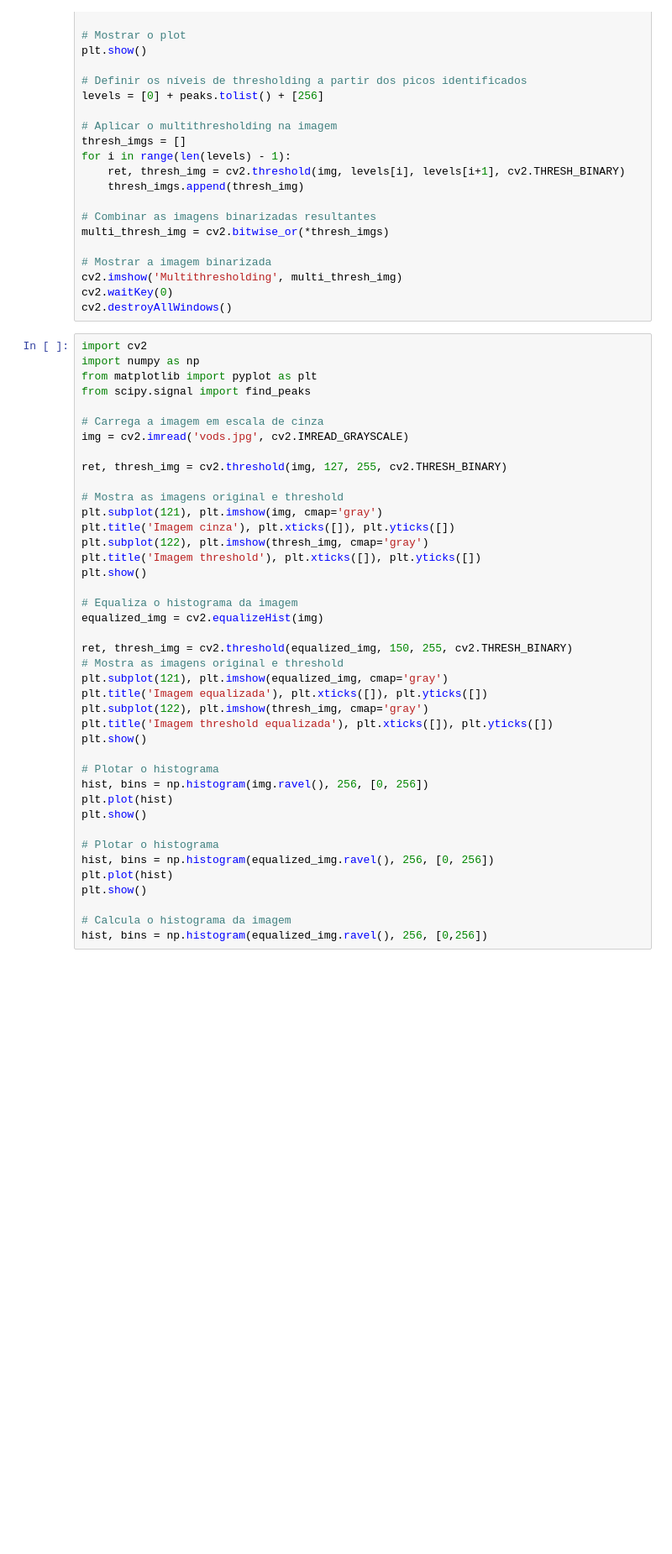
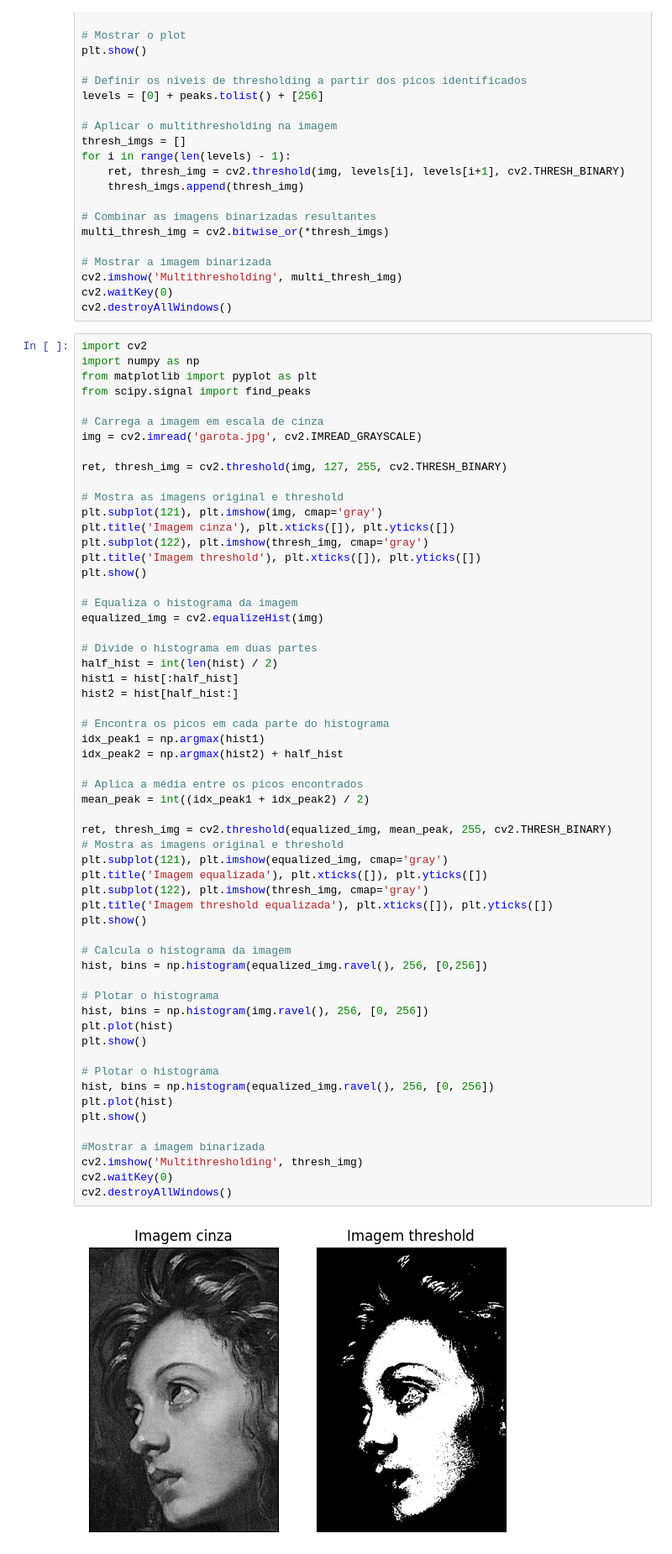
Before and after one commit to vods18/visao-computacional, a Jupyter notebook: workflow.ipynb, the cells around one changed output. Shown at 84% size. Saved outputs shown, nothing was run; the diff lists cells and outputs as text; blank space fills up the shorter version.

```diff
--- a/workflow.ipynb
+++ b/workflow.ipynb
@@ -84,37 +84,56 @@ from matplotlib import pyplot as plt
 from scipy.signal import find_peaks
 
 # Carrega a imagem em escala de cinza
-img = cv2.imread('vods.jpg', cv2.IMREAD_GRAYSCALE)
+img = cv2.imread('garota.jpg', cv2.IMREAD_GRAYSCALE)
 
 ret, thresh_img = cv2.threshold(img, 127, 255, cv2.THRESH_BINARY)
 
 # Mostra as imagens original e threshold
 plt.subplot(121), plt.imshow(img, cmap='gray')
 plt.title('Imagem cinza'), plt.xticks([]), plt.yticks([])
 plt.subplot(122), plt.imshow(thresh_img, cmap='gray')
 plt.title('Imagem threshold'), plt.xticks([]), plt.yticks([])
 plt.show()
 
 # Equaliza o histograma da imagem
 equalized_img = cv2.equalizeHist(img)
 
-ret, thresh_img = cv2.threshold(equalized_img, 150, 255, cv2.THRESH_BINARY)
+# Divide o histograma em duas partes
+half_hist = int(len(hist) / 2)
+hist1 = hist[:half_hist]
+hist2 = hist[half_hist:]
+
+# Encontra os picos em cada parte do histograma
+idx_peak1 = np.argmax(hist1)
+idx_peak2 = np.argmax(hist2) + half_hist
+
+# Aplica a média entre os picos encontrados
+mean_peak = int((idx_peak1 + idx_peak2) / 2)
+
+ret, thresh_img = cv2.threshold(equalized_img, mean_peak, 255, cv2.THRESH_BINARY)
 # Mostra as imagens original e threshold
 plt.subplot(121), plt.imshow(equalized_img, cmap='gray')
 plt.title('Imagem equalizada'), plt.xticks([]), plt.yticks([])
 plt.subplot(122), plt.imshow(thresh_img, cmap='gray')
 plt.title('Imagem threshold equalizada'), plt.xticks([]), plt.yticks([])
 plt.show()
+
+# Calcula o histograma da imagem
+hist, bins = np.histogram(equalized_img.ravel(), 256, [0,256])
 
 # Plotar o histograma
 hist, bins = np.histogram(img.ravel(), 256, [0, 256])
 plt.plot(hist)
 plt.show()
 
 # Plotar o histograma
 hist, bins = np.histogram(equalized_img.ravel(), 256, [0, 256])
 plt.plot(hist)
 plt.show()
 
-# Calcula o histograma da imagem
-hist, bins = np.histogram(equalized_img.ravel(), 256, [0,256])
+#Mostrar a imagem binarizada
+cv2.imshow('Multithresholding', thresh_img)
+cv2.waitKey(0)
+cv2.destroyAllWindows()
+# %% [output]
+[figure, added]
```
Also changed, not shown: parts of 2 cells of this notebook.
